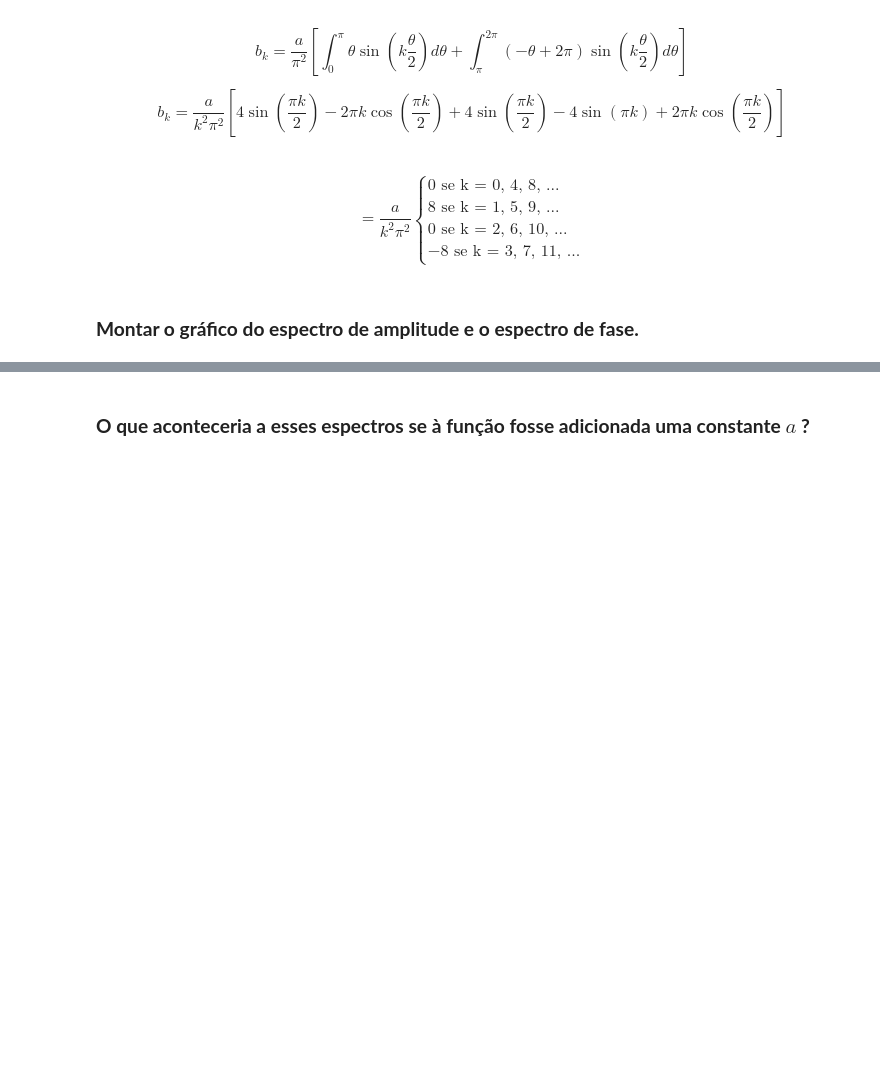
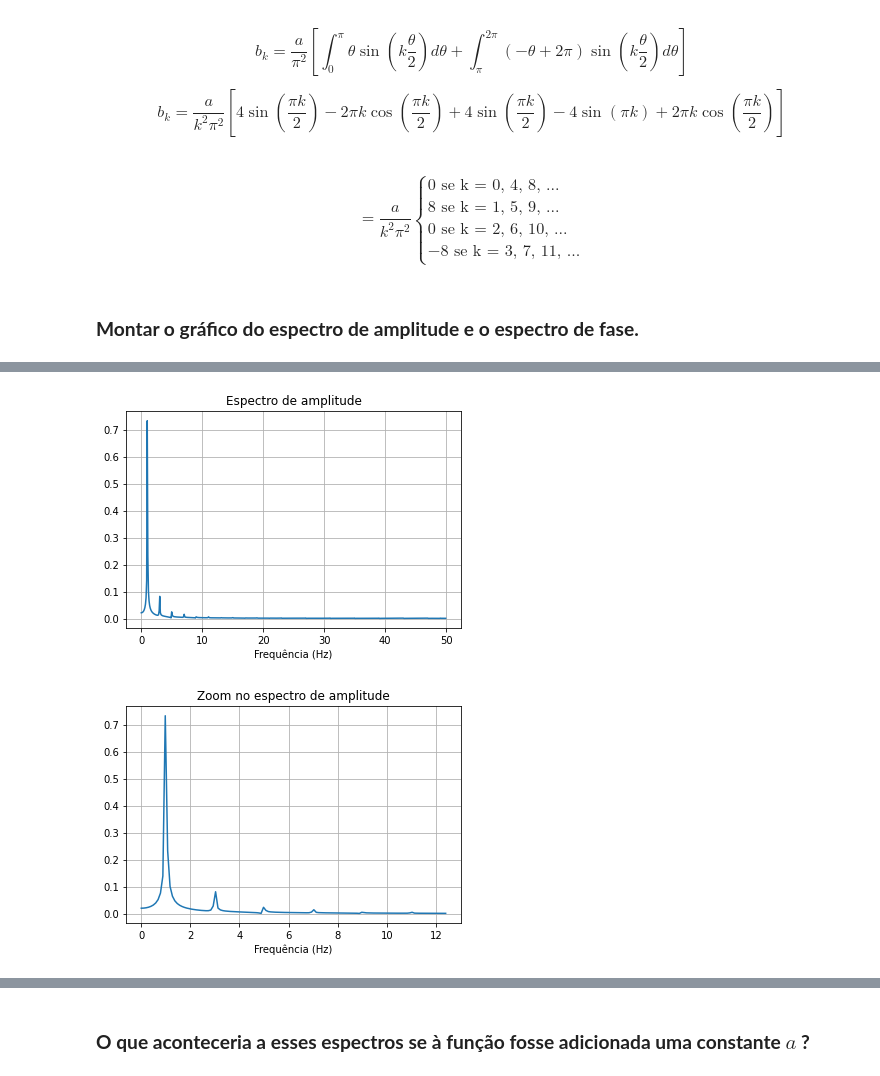
Before and after one commit to henrique-martinez/PME3403, a Jupyter notebook: lab1/lab1.ipynb, the cells around one changed output, grey strips where cells are left out. Saved outputs shown, nothing was run; the diff lists cells and outputs as text; code cells hidden in the pictures; blank space fills up the shorter version.

```diff
--- a/lab1/lab1.ipynb
+++ b/lab1/lab1.ipynb
@@ -125,0 +94,17 @@ plt.show()
+# %%
+# Espectro de frequencia
+plt.plot(xf,2.0/N *np.abs(yf[0:N//2]))
+plt.xlabel('Frequência (Hz)')
+plt.title('Espectro de amplitude')
+plt.grid()
+plt.show()
+
+# Zoom Espectro de frequencia
+plt.plot(xf[0:128],2.0/N *np.abs(yf[0:128]))
+plt.xlabel('Frequência (Hz)')
+plt.title('Zoom no espectro de amplitude')
+plt.grid()
+plt.show()
+# %% [output]
+[figure, added]
+[figure, added]
```
Also changed, not shown: parts of 14 cells of this notebook, 3 other files.
